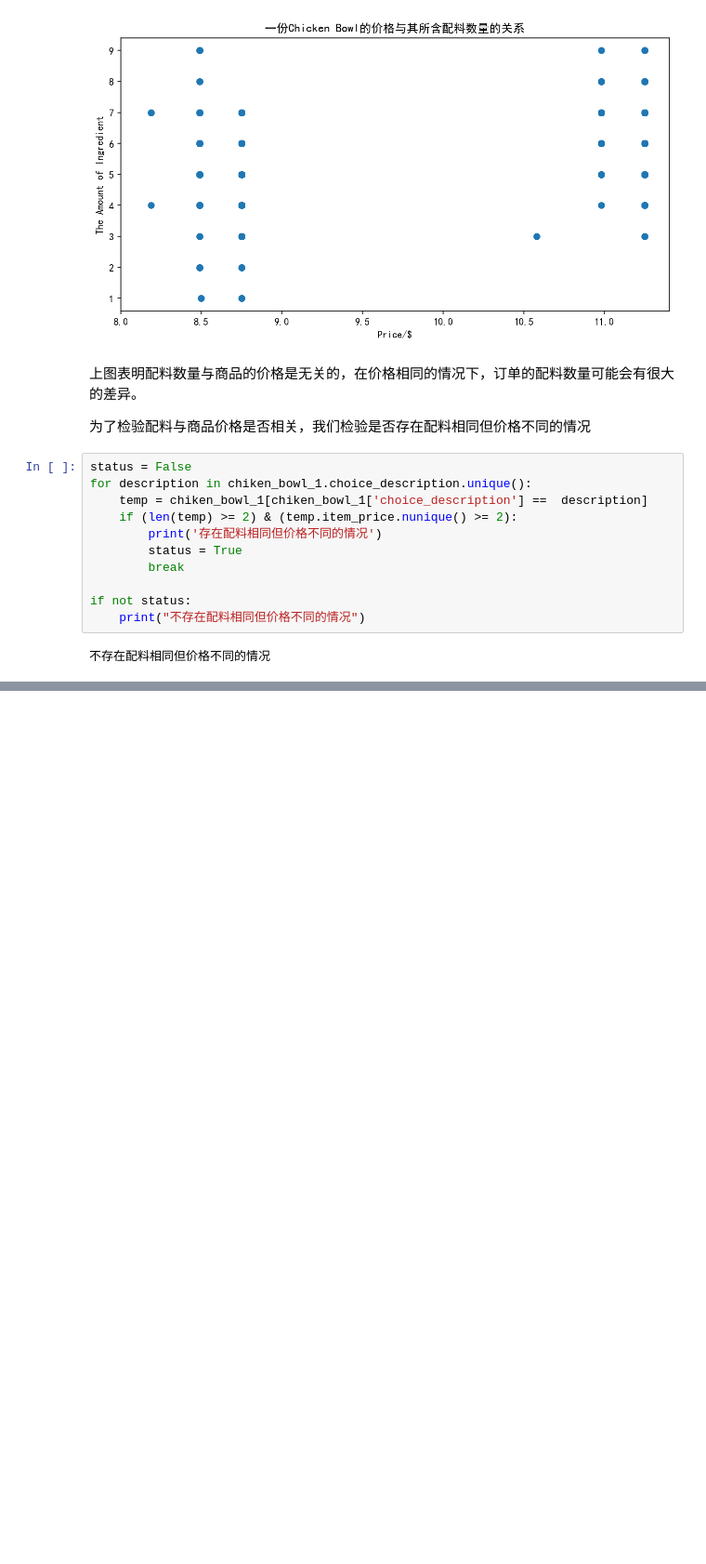
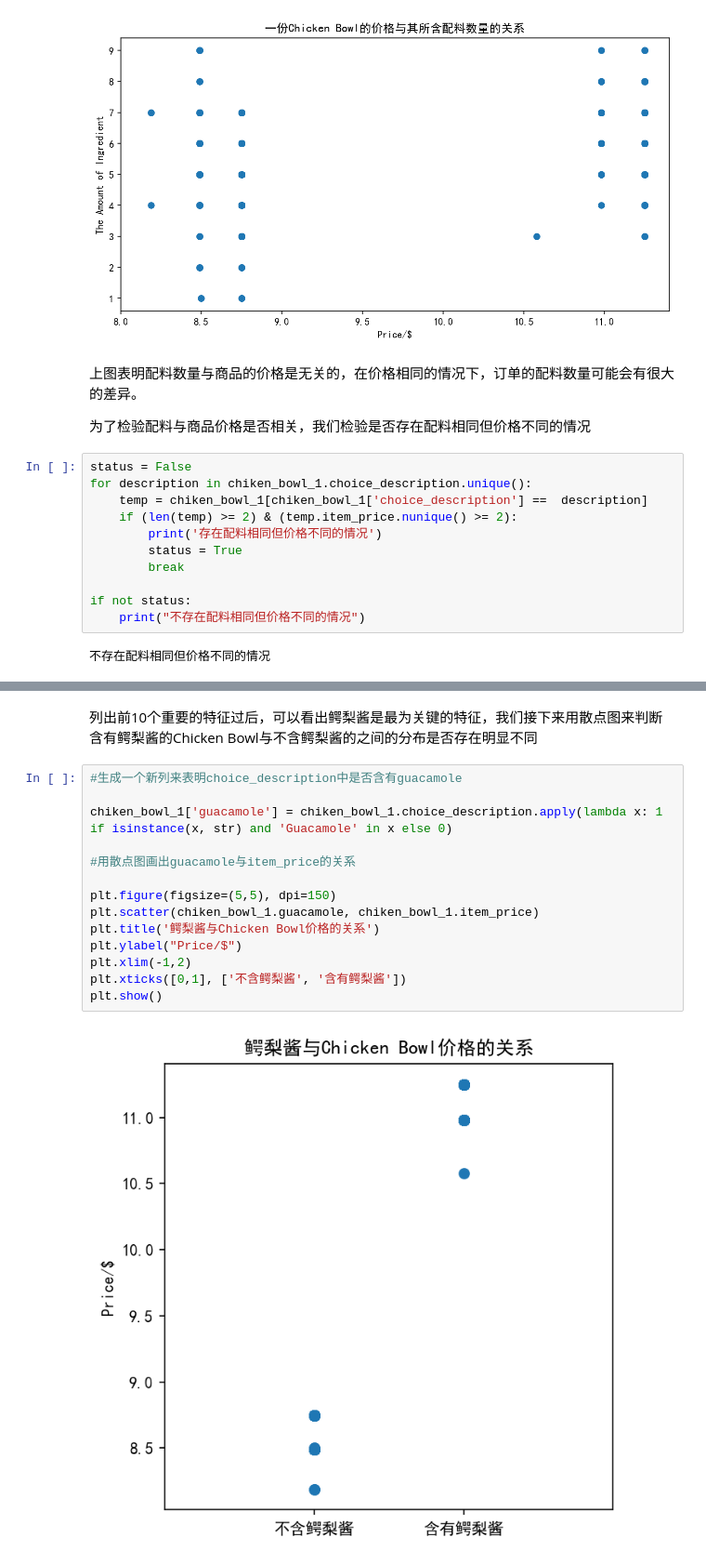
Before and after one commit to PentyYang/Data-Analysis, a Jupyter notebook: Projects/探索Chipotle快餐数据.ipynb, the cells around one changed output, grey strips where cells are left out. Shown at 93% size. Drawn from its saved outputs; the diff is of its cells as text; blank space fills up the shorter version.

```diff
--- a/Projects/探索Chipotle快餐数据.ipynb
+++ b/Projects/探索Chipotle快餐数据.ipynb
@@ -354,0 +413,18 @@ if not status:
+# %% [markdown]
+列出前10个重要的特征过后，可以看出鳄梨酱是最为关键的特征，我们接下来用散点图来判断含有鳄梨酱的Chicken Bowl与不含鳄梨酱的之间的分布是否存在明显不同
+# %%
+#生成一个新列来表明choice_description中是否含有guacamole
+
+chiken_bowl_1['guacamole'] = chiken_bowl_1.choice_description.apply(lambda x: 1 if isinstance(x, str) and 'Guacamole' in x else 0)
+
+#用散点图画出guacamole与item_price的关系
+
+plt.figure(figsize=(5,5), dpi=150)
+plt.scatter(chiken_bowl_1.guacamole, chiken_bowl_1.item_price)
+plt.title('鳄梨酱与Chicken Bowl价格的关系')
+plt.ylabel("Price/$")
+plt.xlim(-1,2)
+plt.xticks([0,1], ['不含鳄梨酱', '含有鳄梨酱'])
+plt.show()
+# %% [output]
+[figure, added]
```
Also changed, not shown: parts of 8 cells of this notebook.
